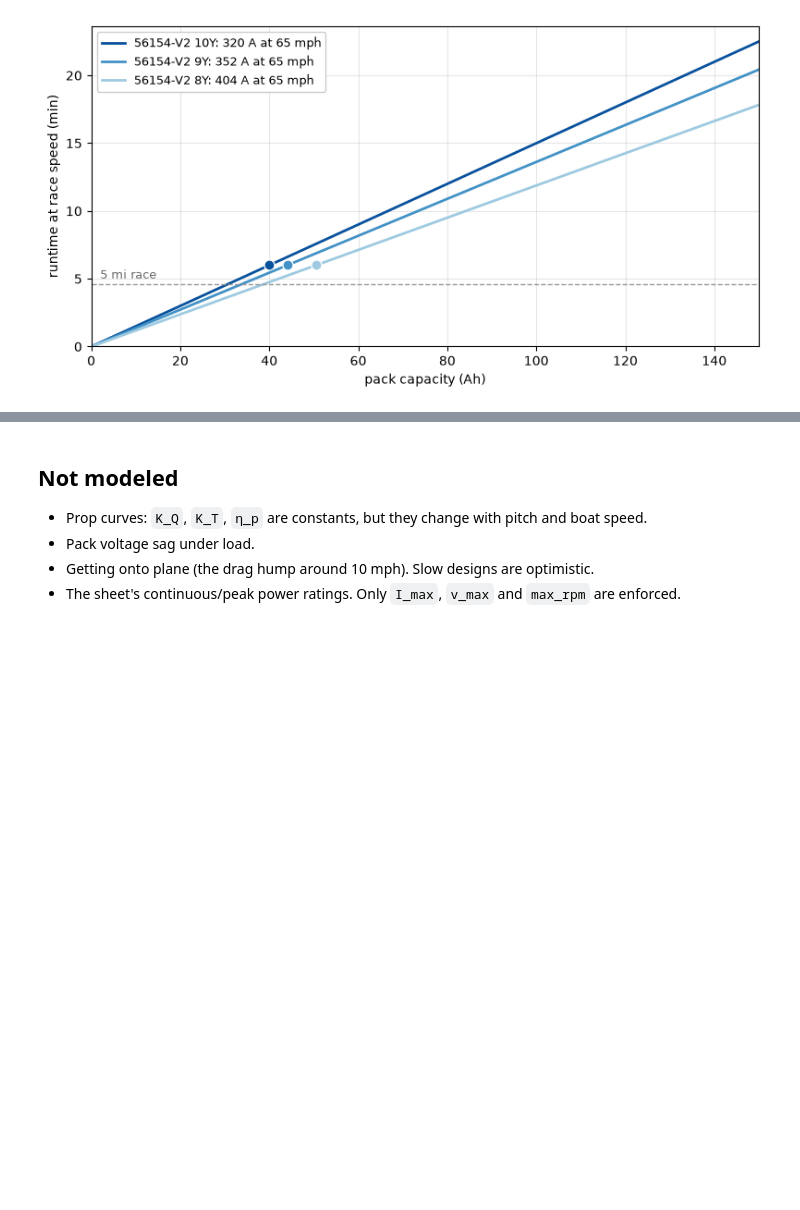
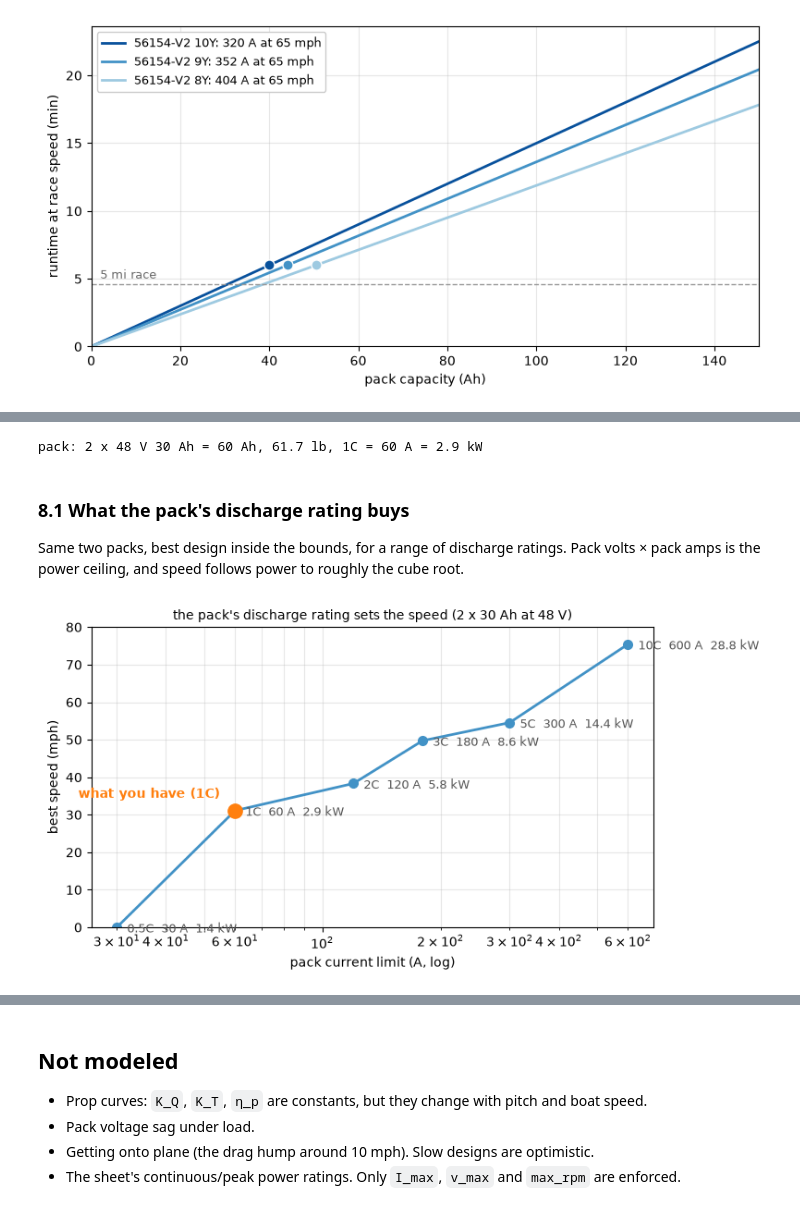
Before and after one commit to MarMar888/haav-modeling, a Jupyter notebook: prop_motor_battery/willmarley.ipynb, the cells around one changed output, grey strips where cells are left out. Drawn from its saved outputs; the diff is of its cells as text; code cells hidden in the pictures; blank space fills up the shorter version.

```diff
--- a/prop_motor_battery/willmarley.ipynb
+++ b/prop_motor_battery/willmarley.ipynb
@@ -500,0 +519,66 @@ plt.tight_layout(); plt.show()
+# %%
+PACK = {"V": 48.0, "Ah": 30.0, "lb": 14 / 0.4536, "n": 2}   # two packs in parallel
+PACK_AH = PACK["n"] * PACK["Ah"]
+PACK_LB = PACK["n"] * PACK["lb"]
+C_LIM = 1.0               # continuous discharge rating, C. EDIT when the seller confirms it.
+PITCH_MIN_CASE = 4.0      # in
+
+BOUNDS_PACK = {k: v for k, v in BOUNDS.items() if k != "e_batt"}
+BOUNDS_PACK["V"] = (12.0, PACK["V"])    # motor volts, set by the ESC
+
+
+def solve_pack(Kv, R, I0, I_max, W_motor, n_motors, K_Q, K_T, D_in, eta_p, V, W_hull, LD0, e_batt=None):
+    """Same physics as solve(), but the pack is fixed and the motor runs at V through an ESC."""
+    rpm, amps_1, torque, limited = motor_prop_balance(Kv, R, I0, I_max, V, K_Q, D_in)
+    shaft_w = n_motors * torque * 2 * math.pi * rpm / 60
+    motor_w = n_motors * V * amps_1
+    pack_amps = motor_w / PACK["V"]                      # the ESC trades volts for amps; watts stay
+    W = W_hull + PACK_LB + n_motors * W_motor + W_FIXED_LB
+    mph = speed_from_power(shaft_w, eta_p, W, LD0)
+    LD = LD0 / (1 + (mph / V_LD_HALF) ** 2)
+    thrust = n_motors * K_T * RHO * (rpm / 60) ** 2 * (D_in * M_PER_IN) ** 4 / N_PER_LBF
+    C_need = pack_amps * RACE["miles"] / max(mph, 2.0) * RACE["reserve"] / USABLE
+    return dict(mph=mph, rpm=rpm, amps=pack_amps, amps_1=amps_1, torque=torque, limited=limited, V=V,
+                shaft_w=shaft_w, eff=shaft_w / motor_w, C=C_need, W=W, W_batt=PACK_LB,
+                c_rate=pack_amps / PACK_AH, pitch=mph * PITCH_UNITS / (rpm * SLIP_TARGET),
+                drag=W / LD, thrust=thrust, minutes=60 * USABLE * PACK_AH / pack_amps)
+
+
+def ok_pack(r):
+    return (r["mph"] >= REQS["min_speed_mph"] and r["W"] <= REQS["max_weight_lb"]
+            and r["eff"] >= REQS["min_motor_eff"] and r["thrust"] >= r["drag"]
+            and r["c_rate"] <= C_LIM and r["C"] <= PACK_AH
+            and PITCH_MIN_CASE <= r["pitch"] <= PITCH_BUYABLE[1])
+
+
+print(f"pack: {PACK['n']} x {PACK['V']:g} V {PACK['Ah']:g} Ah = {PACK_AH:g} Ah, {PACK_LB:.1f} lb, "
+      f"{C_LIM:g}C = {C_LIM * PACK_AH:.0f} A = {C_LIM * PACK_AH * PACK['V'] / 1000:.1f} kW")
+# %% [output]
+pack: 2 x 48 V 30 Ah = 60 Ah, 61.7 lb, 1C = 60 A = 2.9 kW
+# %% [markdown]
+### 8.1 What the pack's discharge rating buys
+
+Same two packs, best design inside the bounds, for a range of discharge ratings. Pack volts × pack
+amps is the power ceiling, and speed follows power to roughly the cube root.
+# %%
+limits = [0.5, 1, 2, 3, 5, 10]
+pts = []
+for C_LIM in limits:
+    best, r, _, _ = fastest(BOUNDS_PACK, n=4000, solve_fn=solve_pack, ok_fn=ok_pack)
+    pts.append((C_LIM, C_LIM * PACK_AH, r["mph"] if r else 0))
+C_LIM = 1.0
+
+fig, ax = plt.subplots(figsize=(8, 4.2))
+ax.plot([p[1] for p in pts], [p[2] for p in pts], "-o", color=BLUE, lw=2, ms=7)
+for c, a, mph in pts:
+    ax.annotate(f"{c:g}C  {a:.0f} A  {a * PACK['V'] / 1000:.1f} kW", (a, mph), xytext=(8, -4),
+                textcoords="offset points", fontsize=9, color="#555555")
+ax.plot(pts[1][1], pts[1][2], "o", color="tab:orange", ms=11, zorder=5)
+ax.annotate("what you have (1C)", (pts[1][1], pts[1][2]), xytext=(-12, 10), textcoords="offset points", ha="right",
+            color="tab:orange", fontweight="bold")
+ax.set_xscale("log"); ax.set_xlabel("pack current limit (A, log)"); ax.set_ylabel("best speed (mph)")
+ax.set_title(f"the pack's discharge rating sets the speed ({PACK['n']} x {PACK['Ah']:g} Ah at {PACK['V']:g} V)", fontsize=10)
+ax.set_ylim(0, 80); ax.grid(alpha=0.3, which="both")
+plt.tight_layout(); plt.show()
+# %% [output]
+[figure, added]
```
Also changed, not shown: parts of 13 cells of this notebook, 2 other files.
